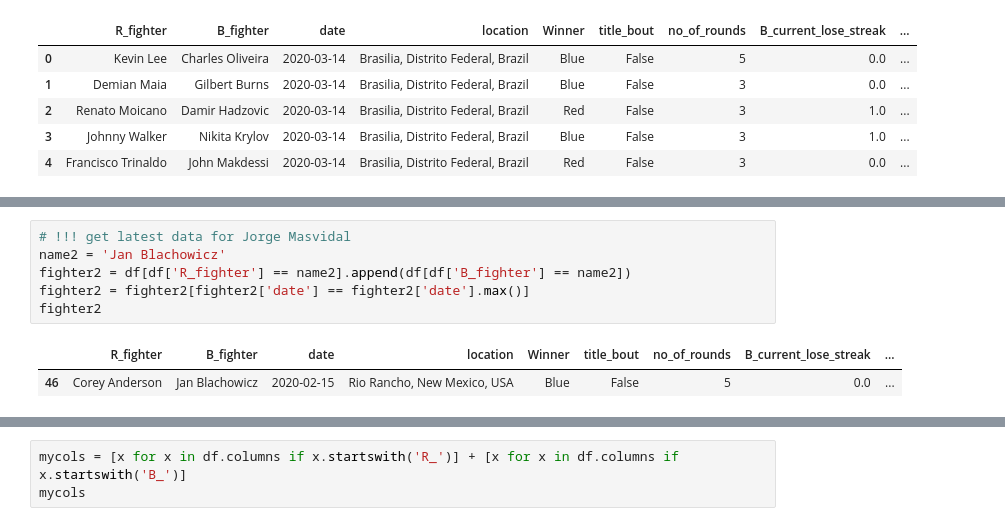
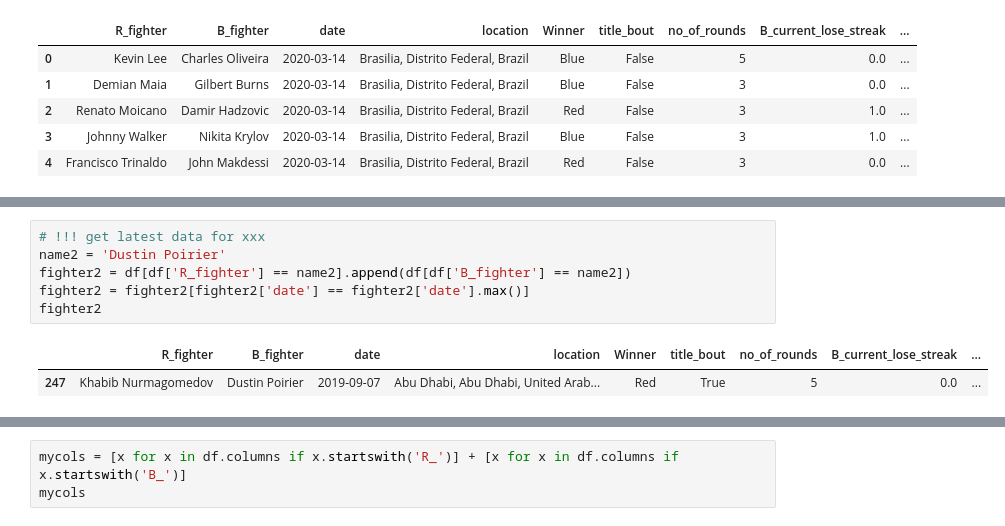
Before and after one commit to bkennedy04/UFC_Predictor, a Jupyter notebook: notebooks/EDA.ipynb, the cells around one changed output, grey strips where cells are left out. Drawn from its saved outputs; the diff is of its cells as text.

```diff
--- a/notebooks/EDA.ipynb
+++ b/notebooks/EDA.ipynb
@@ -38,11 +38,11 @@ fighter1
 # %%
-# !!! get latest data for Jorge Masvidal
-name2 = 'Jan Blachowicz'
+# !!! get latest data for xxx
+name2 = 'Dustin Poirier'
 fighter2 = df[df['R_fighter'] == name2].append(df[df['B_fighter'] == name2])
 fighter2 = fighter2[fighter2['date'] == fighter2['date'].max()]
 fighter2
 # %% [output]
 |  | R_fighter | B_fighter | date | location | Winner | title_bout | no_of_rounds | B_current_lose_streak | ... |
-| 46 | Corey Anderson | Jan Blachowicz | 2020-02-15 | Rio Rancho, New Mexico, USA | Blue | False | 5 | 0.0 | ... |
+| 247 | Khabib Nurmagomedov | Dustin Poirier | 2019-09-07 | Abu Dhabi, Abu Dhabi, United Arab... | Red | True | 5 | 0.0 | ... |
 # %%
 # now we want to consolidate them into one row, with one fighter as red, the other as blue
```
Also changed, not shown: parts of 9 cells of this notebook, 5 other files.
